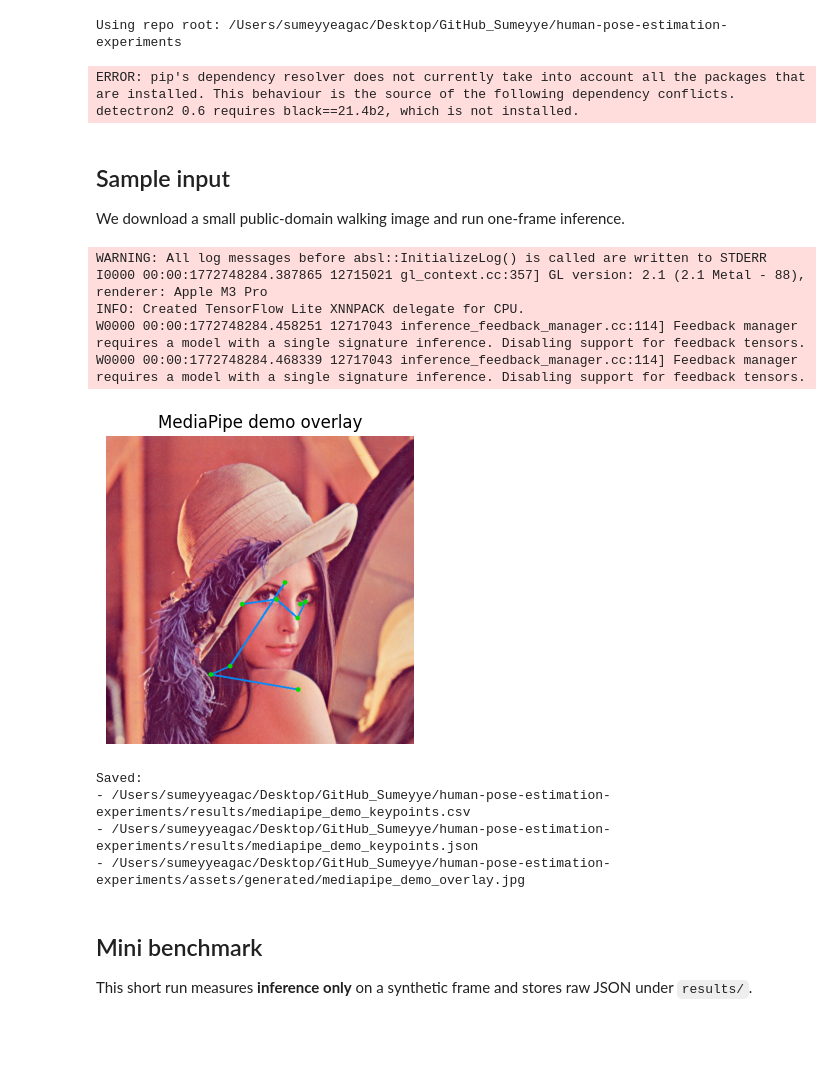
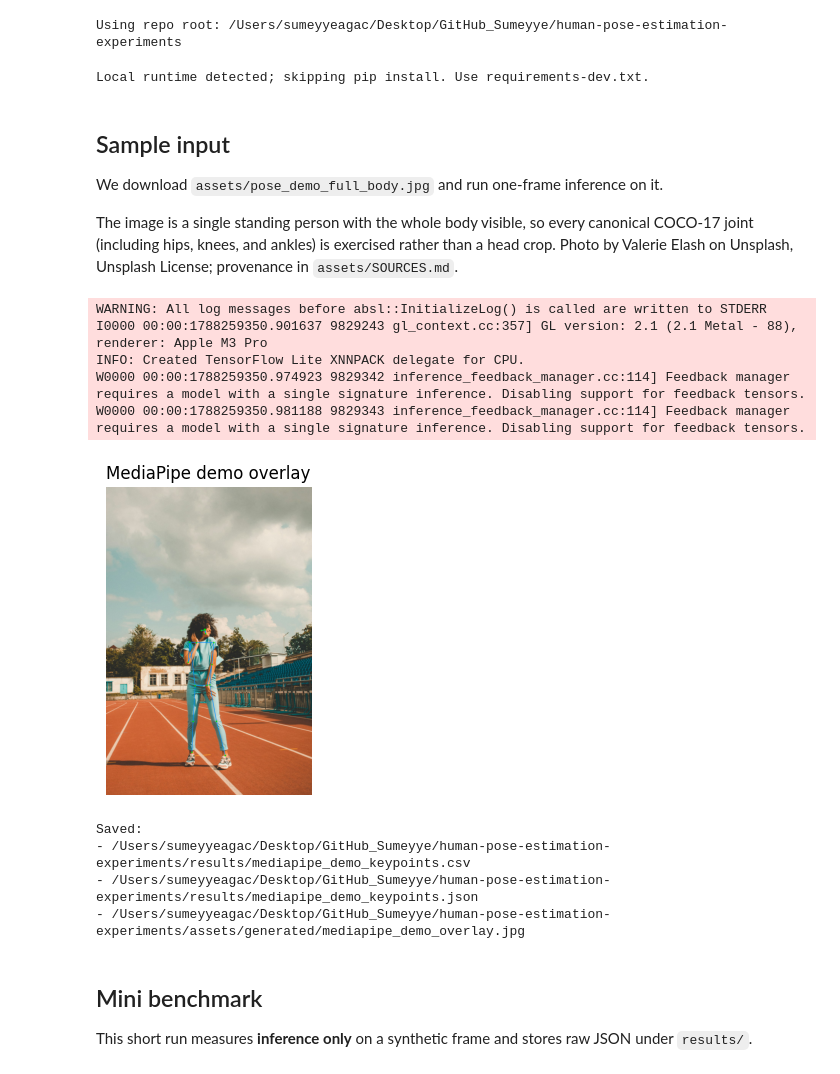
Before and after one commit to sumeyye-agac/human-pose-estimation-experiments, a Jupyter notebook: MediaPipe/01_mediapipe_pose_demo.ipynb, the cells around one changed output. Drawn from its saved outputs; the diff is of its cells as text; code cells hidden in the pictures; blank space fills up the shorter version.

```diff
--- a/MediaPipe/01_mediapipe_pose_demo.ipynb
+++ b/MediaPipe/01_mediapipe_pose_demo.ipynb
@@ -41,6 +41,10 @@ print(f"Using repo root: {repo_root}")
 Using repo root: /Users/sumeyyeagac/Desktop/GitHub_Sumeyye/human-pose-estimation-experiments
 # %%
 def pip_install(*packages: str) -> None:
+    """Install notebook dependencies in Colab; local runtimes manage their own env."""
+    if "google.colab" not in sys.modules:
+        print("Local runtime detected; skipping pip install. Use requirements-dev.txt.")
+        return
     subprocess.run([sys.executable, "-m", "pip", "install", "-q", "--upgrade-strategy", "only-if-needed", *packages], check=True)
 
 pip_install(
@@ -51,12 +55,15 @@ pip_install(
     "mediapipe==0.10.14",
 )
 # %% [output]
-ERROR: pip's dependency resolver does not currently take into account all the packages that are installed. This behaviour is the source of the following dependency conflicts.
-detectron2 0.6 requires black==21.4b2, which is not installed.
+Local runtime detected; skipping pip install. Use requirements-dev.txt.
 # %% [markdown]
 ## Sample input
 
-We download a small public-domain walking image and run one-frame inference.
+We download `assets/pose_demo_full_body.jpg` and run one-frame inference on it.
+
+The image is a single standing person with the whole body visible, so every canonical
+COCO-17 joint (including hips, knees, and ankles) is exercised rather than a head crop.
+Photo by Valerie Elash on Unsplash, Unsplash License; provenance in `assets/SOURCES.md`.
 # %%
 import urllib.request
 from pathlib import Path
@@ -72,7 +79,7 @@ from posebench.viz import draw_skeleton
 
 def download_file(url: str, destination: Path) -> None:
     request = urllib.request.Request(url, headers={"User-Agent": "Mozilla/5.0"})
-    with urllib.request.urlopen(request, timeout=20) as response, destination.open("wb") as f:
+    with urllib.request.urlopen(request, timeout=30) as response, destination.open("wb") as f:
         f.write(response.read())
 
 
@@ -81,8 +88,10 @@ def ensure_sample_image(path: Path) -> Path:
         return path
 
     candidates = [
-        "https://raw.githubusercontent.com/opencv/opencv/master/samples/data/lena.jpg",
-        "https://images.pexels.com/photos/936075/pexels-photo-936075.jpeg?auto=compress&cs=tinysrgb&w=640",
+        # Photo by Valerie Elash on Unsplash (Unsplash License).
+        # Provenance and manual download command: assets/SOURCES.md
+        "https://images.unsplash.com/photo-1560362614-89027598847b?auto=format&fit=max&w=1080&q=85",
+        "https://unsplash.com/photos/aHdkrxbQhZo/download?force=true&w=1080",
     ]
     last_error = None
     for url in candidates:
@@ -104,7 +113,7 @@ def ensure_sample_image(path: Path) -> Path:
     print(f"Sample image download failed ({last_error}); synthetic fallback generated.")
     return path
 
-sample_path = repo_root / "assets" / "sample_input_walking.jpg"
+sample_path = repo_root / "assets" / "pose_demo_full_body.jpg"
 sample_path.parent.mkdir(parents=True, exist_ok=True)
 ensure_sample_image(sample_path)
 
@@ -133,9 +142,9 @@ if result.pose_landmarks:
             }
         )
 else:
-    # Fallback for non-human demo images when detector returns no landmarks.
-    for i in range(33):
-        points.append({"x": 0.5 * w + (i % 5 - 2) * 12, "y": 0.5 * h + (i // 5 - 3) * 10, "confidence": 0.4})
+    # No detection: keep the frame but leave every canonical joint empty.
+    # Nothing is fabricated, so downstream missing-rate metrics stay truthful.
+    print("MediaPipe returned no landmarks for this image.")
 
 canonical = map_tool_keypoints_to_canonical("mediapipe", points, min_confidence=0.1)
 frame_payload = [
@@ -143,37 +152,37 @@ frame_payload = [
         "frame_index": 0,
         "timestamp_ms": 0.0,
         "person_id": 0,
         "tool": "mediapipe",
         "schema": "coco17",
         "keypoints": canonical,
     }
 ]
 
 export_frames_to_csv(frame_payload, repo_root / "results" / "mediapipe_demo_keypoints.csv")
 export_frames_to_json(frame_payload, repo_root / "results" / "mediapipe_demo_keypoints.json")
 
 rendered = draw_skeleton(bgr, canonical, min_confidence=0.1)
 render_path = repo_root / "assets" / "generated" / "mediapipe_demo_overlay.jpg"
 render_path.parent.mkdir(parents=True, exist_ok=True)
 cv2.imwrite(str(render_path), rendered)
 
 plt.figure(figsize=(7, 4))
 plt.imshow(cv2.cvtColor(rendered, cv2.COLOR_BGR2RGB))
 plt.axis("off")
 plt.title("MediaPipe demo overlay")
 plt.show()
 
 print("Saved:")
 print("-", repo_root / "results" / "mediapipe_demo_keypoints.csv")
 print("-", repo_root / "results" / "mediapipe_demo_keypoints.json")
 print("-", render_path)
 # %% [output]
 WARNING: All log messages before absl::InitializeLog() is called are written to STDERR
-I0000 00:00:1772748284.387865 12715021 gl_context.cc:357] GL version: 2.1 (2.1 Metal - 88), renderer: Apple M3 Pro
+I0000 00:00:1788259350.901637 9829243 gl_context.cc:357] GL version: 2.1 (2.1 Metal - 88), renderer: Apple M3 Pro
 INFO: Created TensorFlow Lite XNNPACK delegate for CPU.
-W0000 00:00:1772748284.458251 12717043 inference_feedback_manager.cc:114] Feedback manager requires a model with a single signature inference. Disabling support for feedback tensors.
-W0000 00:00:1772748284.468339 12717043 inference_feedback_manager.cc:114] Feedback manager requires a model with a single signature inference. Disabling support for feedback tensors.
+W0000 00:00:1788259350.974923 9829342 inference_feedback_manager.cc:114] Feedback manager requires a model with a single signature inference. Disabling support for feedback tensors.
+W0000 00:00:1788259350.981188 9829343 inference_feedback_manager.cc:114] Feedback manager requires a model with a single signature inference. Disabling support for feedback tensors.
-[figure, old version]
+[figure, new version]
 Saved:
 - /Users/sumeyyeagac/Desktop/GitHub_Sumeyye/human-pose-estimation-experiments/results/mediapipe_demo_keypoints.csv
 - /Users/sumeyyeagac/Desktop/GitHub_Sumeyye/human-pose-estimation-experiments/results/mediapipe_demo_keypoints.json
```
Also changed, not shown: parts of 1 cell of this notebook, 34 other files.
